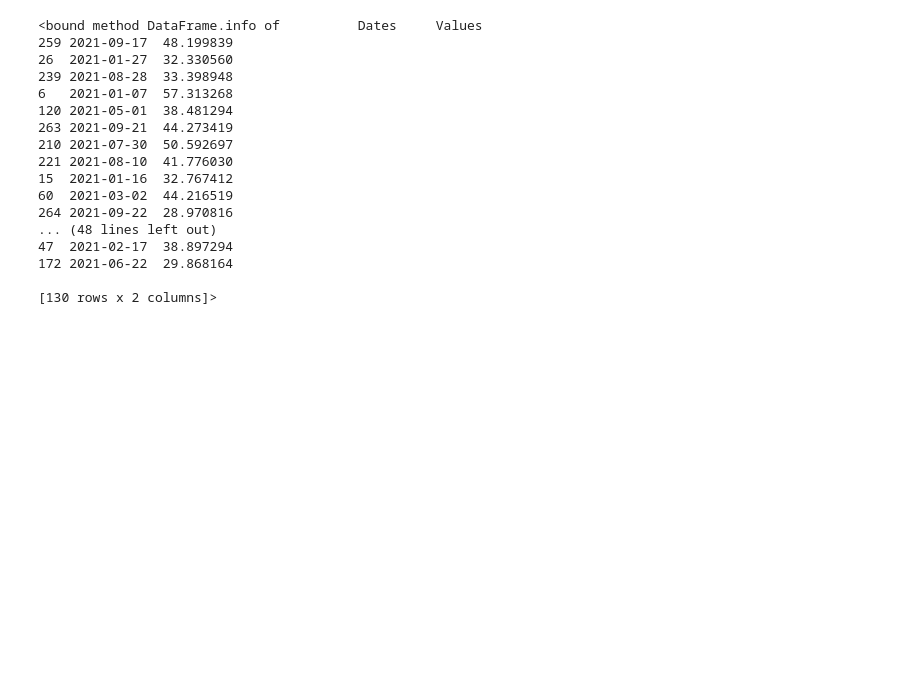
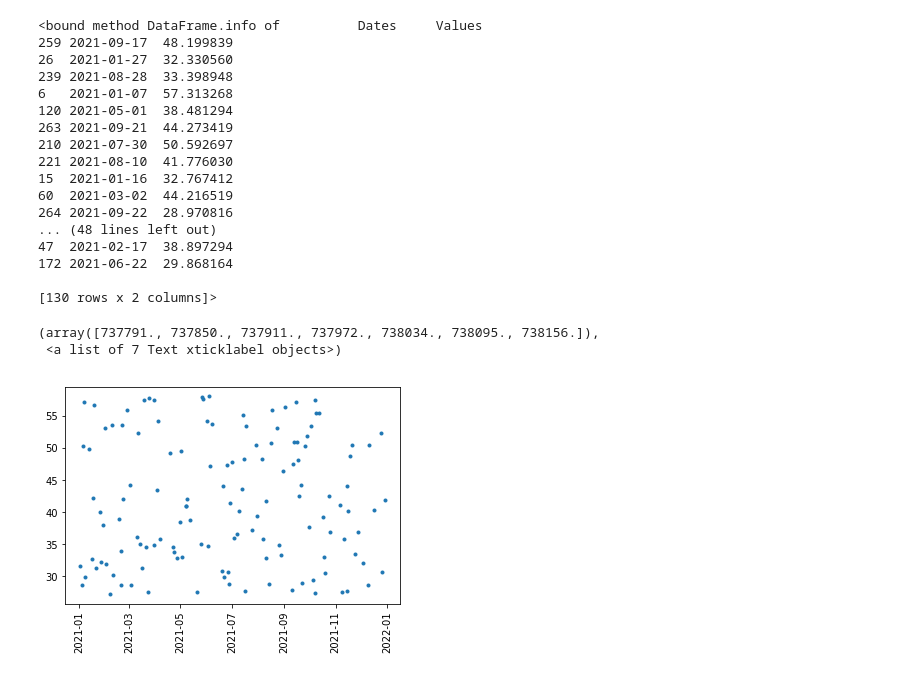
Before and after one commit to nazarc/jupyter_notebook_python_training_projects, a Jupyter notebook: outlier_detection_1.ipynb, the cells around one changed output. Drawn from its saved outputs; the diff is of its cells as text; code cells hidden in the pictures; blank space fills up the shorter version.

Commit message:
Added 2nm plot for representing data without outliers

```diff
--- a/outlier_detection_1.ipynb
+++ b/outlier_detection_1.ipynb
@@ -138,3 +138,10 @@ df2.info
 172 2021-06-22  29.868164
 
 [130 rows x 2 columns]>
+# %%
+plt.plot(df2['Dates'], df2['Values'], '.')
+plt.xticks(rotation='vertical')
+# %% [output]
+(array([737791., 737850., 737911., 737972., 738034., 738095., 738156.]),
+ <a list of 7 Text xticklabel objects>)
+[figure, added]
```
Also changed, not shown: parts of 1 cell of this notebook.
